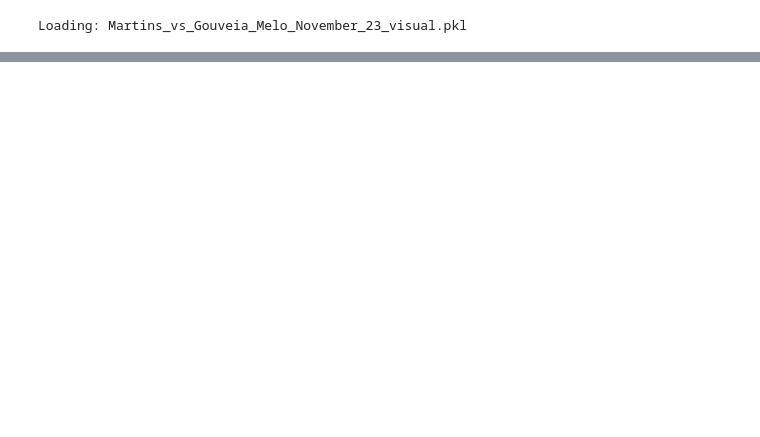
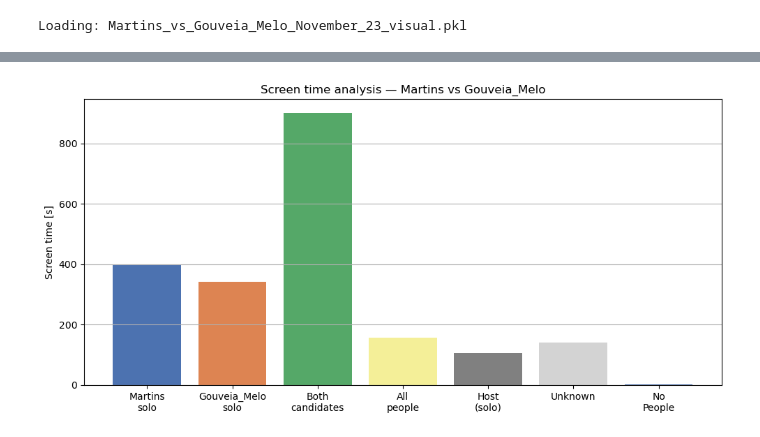
Before and after one commit to Dinisas/Big-Data, a Jupyter notebook: maria.ipynb, the cells around one changed output, grey strips where cells are left out. Cells and saved outputs as stored; diff of their text form; code cells hidden in the pictures; blank space fills up the shorter version.

```diff
--- a/maria.ipynb
+++ b/maria.ipynb
@@ -149,0 +272,19 @@ def classify_single_people(row):
+# %%
+
+DEBATE = 'Martins_vs_Gouveia_Melo_November_23'  # change to match your file name exactly
+
+debate_audio = (
+    data_audio[data_audio['video'] == DEBATE]
+    .copy()
+    .sort_values('time stamp')
+    .reset_index(drop=True)
+)
+
+debate_audio['frame_start'] = (debate_audio['time stamp'].apply(math.floor) + 1).astype(int)
+debate_audio['frame_end']   = (debate_audio['time stamp'] + debate_audio['duration']).apply(math.ceil).astype(int)
+debate_audio['frames']      = debate_audio.apply(
+    lambda r: list(range(r['frame_start'], r['frame_end'] + 1)), axis=1
+)
+
+print(f'Audio segments for {DEBATE}: {len(debate_audio)}')
+print(debate_audio['speaker'].value_counts())
@@ -149,0 +326,64 @@ def classify_single_people(row):
+# %%
+screen_time = df_frames['scene_label'].value_counts()
+print("Screen time (seconds):")
+print(screen_time)
+
+
+total_frames = len(df_frames)
+
+solo_a = (df_frames['scene_label'] == person1).sum()
+solo_b = (df_frames['scene_label'] == person2).sum()
+both = (df_frames['scene_label'] == 'both').sum()
+all_people = (df_frames['scene_label'] == 'all').sum()
+host = (df_frames['scene_label'] == 'host').sum()
+unknown  = (df_frames['scene_label'] == 'unknown').sum()
+no_people = (df_frames['scene_label'] == 'no_people').sum()
+
+total_person1 = solo_a+both+all_people
+total_person2 = solo_b+both+all_people
+total_host = host+all_people
+
+print(f"\n--- Total Screen time ---")
+print(f"{person1}: {total_person1// 60} min {total_person1%60} s")
+print(f"{person2}: {total_person2// 60} min {total_person2%60} s")
+print(f"Host: {total_host// 60} min {total_host%60} s")
+
+
+label_p1 = person1 + '\n'+ 'solo'
+label_p2 = person2 + '\n' + 'solo'
+labels = [label_p1, label_p2, 'Both\ncandidates', 'All\npeople', 'Host\n(solo)', 'Unknown', 'No\nPeople']
+values = [solo_a, solo_b, both, all_people, host, unknown, no_people]
+colors = ['#4C72B0', '#DD8452', '#55A868', "#F4EF98", 'gray', 'lightgray']
+
+plt.figure(figsize=(10, 5))
+plt.bar(labels, values, color=colors)
+plt.ylabel('Screen time [s]')
+plt.title(f'Screen time analysis — {person1} vs {person2}')
+plt.tight_layout()
+plt.grid(True, axis='y')
+plt.show()
+
+color_map = {
+    person1: '#4C72B0',
+    person2:  '#DD8452',
+    'both':    '#55A868',
+    'all':     "#F4EF98",
+    'host':    'gray',
+    'unknown': 'lightgray',
+    'no_people':   'white'
+}
+
+plt.figure(figsize=(12, 4))
+for _, row in df_frames.iterrows():
+    color = color_map.get(row['scene_label'], 'white')
+    plt.axvline(x=row['Frame_Number'], color=color, linewidth=1)
+
+# legend
+from matplotlib.patches import Patch
+legend = [Patch(color=c, label=l) for l, c in color_map.items()]
+plt.legend(handles=legend, loc='upper right', ncol=3)
+plt.xlabel('Time (seconds)')
+plt.title(f'Scene timeline — {person1} vs {person2}')
+plt.tight_layout()
+plt.show()
+# %% [output]
@@ -149,0 +405 @@ def classify_single_people(row):
+[figure, added]
```
Also changed, not shown: parts of 12 cells of this notebook, 1 other file.
